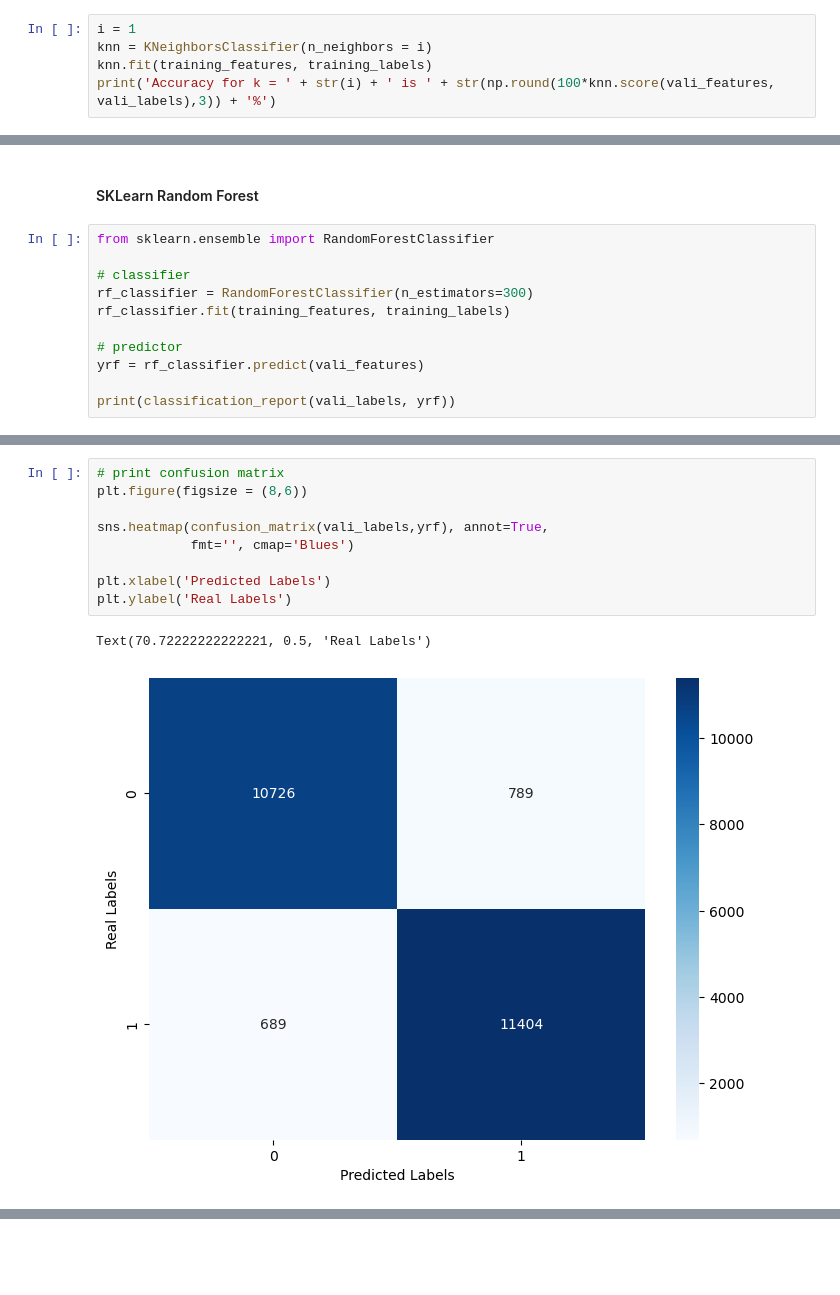
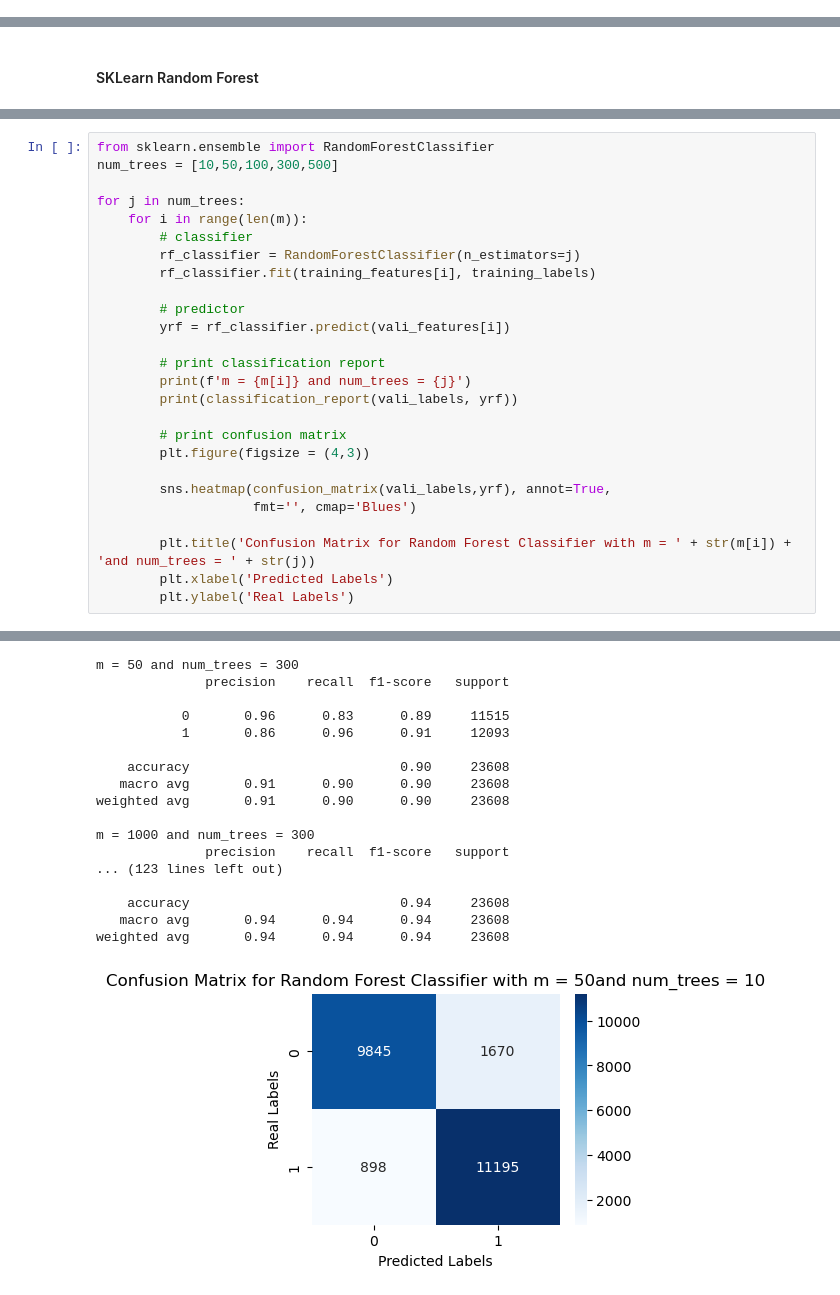
Before and after one commit to ahedrick510/machine_learning, a Jupyter notebook: Final Project/fakenews.ipynb, the cells around one changed output, grey strips where cells are left out. Saved outputs shown, nothing was run; the diff lists cells and outputs as text; blank space fills up the shorter version.

```diff
--- a/Final Project/fakenews.ipynb
+++ b/Final Project/fakenews.ipynb
@@ -333,5 +385,0 @@ Accuracy for k = 1000 is 63.381%
-# %%
-i = 1
-knn = KNeighborsClassifier(n_neighbors = i)
-knn.fit(training_features, training_labels)
-print('Accuracy for k = ' + str(i) + ' is ' + str(np.round(100*knn.score(vali_features, vali_labels),3)) + '%')
@@ -340,13 +386,2 @@ Accuracy for k = 1 is 81.078%
 # %% [markdown]
 #### SKLearn Random Forest
-# %%
-from sklearn.ensemble import RandomForestClassifier
-
-# classifier
-rf_classifier = RandomForestClassifier(n_estimators=300)
-rf_classifier.fit(training_features, training_labels)
-
-# predictor
-yrf = rf_classifier.predict(vali_features)
-
-print(classification_report(vali_labels, yrf))
@@ -362,12 +388,27 @@ weighted avg       0.94      0.94      0.94     23608
-# %%
-# print confusion matrix
-plt.figure(figsize = (8,6))
-
-sns.heatmap(confusion_matrix(vali_labels,yrf), annot=True,
-            fmt='', cmap='Blues')
-
-plt.xlabel('Predicted Labels')
-plt.ylabel('Real Labels')
-# %% [output]
-Text(70.72222222222221, 0.5, 'Real Labels')
-[figure, removed]
+# %%
+from sklearn.ensemble import RandomForestClassifier
+num_trees = [10,50,100,300,500]
+
+for j in num_trees:
+    for i in range(len(m)):
+        # classifier
+        rf_classifier = RandomForestClassifier(n_estimators=j)
+        rf_classifier.fit(training_features[i], training_labels)
+
+        # predictor
+        yrf = rf_classifier.predict(vali_features[i])
+
+        # print classification report
+        print(f'm = {m[i]} and num_trees = {j}')
+        print(classification_report(vali_labels, yrf))
+
+        # print confusion matrix
+        plt.figure(figsize = (4,3))
+
+        sns.heatmap(confusion_matrix(vali_labels,yrf), annot=True,
+                    fmt='', cmap='Blues')
+
+        plt.title('Confusion Matrix for Random Forest Classifier with m = ' + str(m[i]) + 'and num_trees = ' + str(j))
+        plt.xlabel('Predicted Labels')
+        plt.ylabel('Real Labels')
+# %% [output]
@@ -373,0 +432,18 @@ Text(70.72222222222221, 0.5, 'Real Labels')
+m = 50 and num_trees = 300
+              precision    recall  f1-score   support
+
+           0       0.96      0.83      0.89     11515
+           1       0.86      0.96      0.91     12093
+
+    accuracy                           0.90     23608
+   macro avg       0.91      0.90      0.90     23608
+weighted avg       0.91      0.90      0.90     23608
+
+m = 1000 and num_trees = 300
+              precision    recall  f1-score   support
+... (123 lines left out)
+
+    accuracy                           0.94     23608
+   macro avg       0.94      0.94      0.94     23608
+weighted avg       0.94      0.94      0.94     23608
+[figure, added]
```
Also changed, not shown: parts of 10 cells of this notebook.
